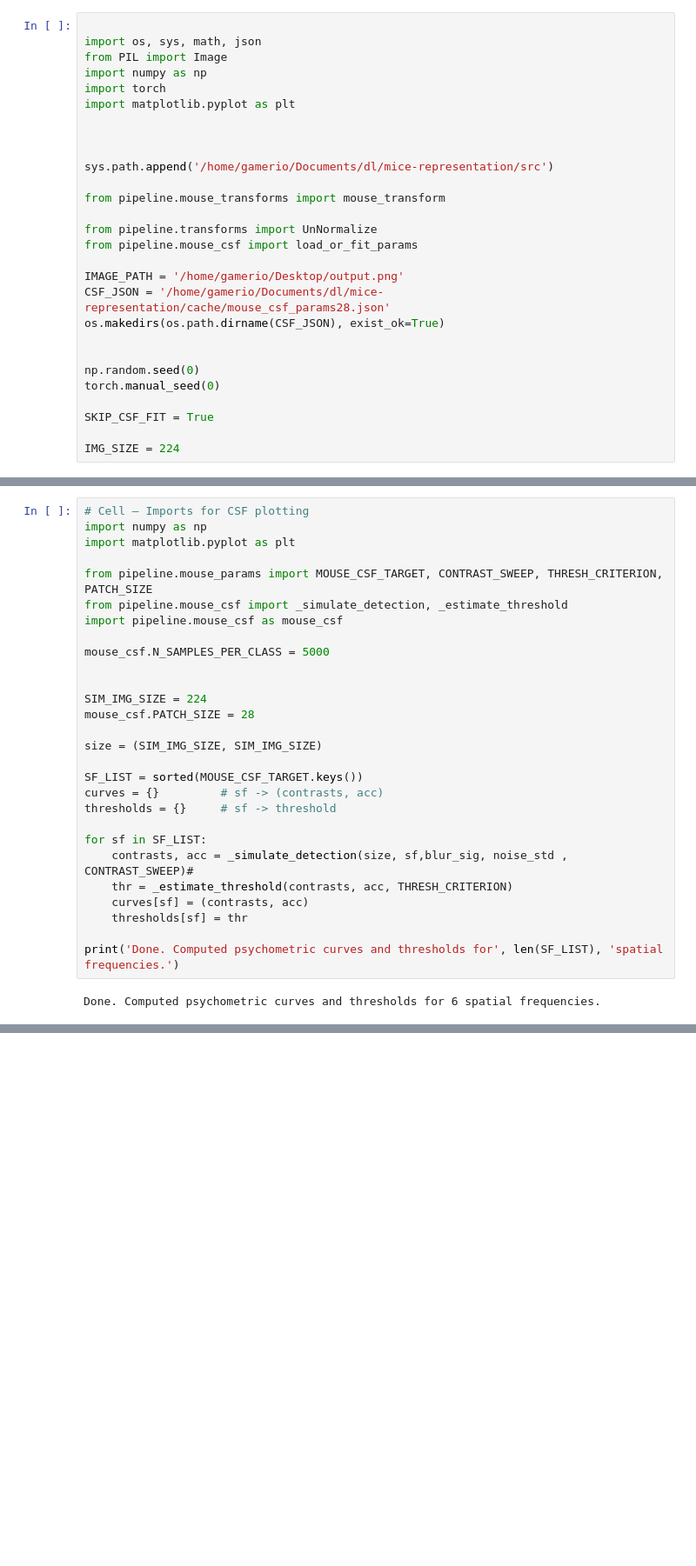
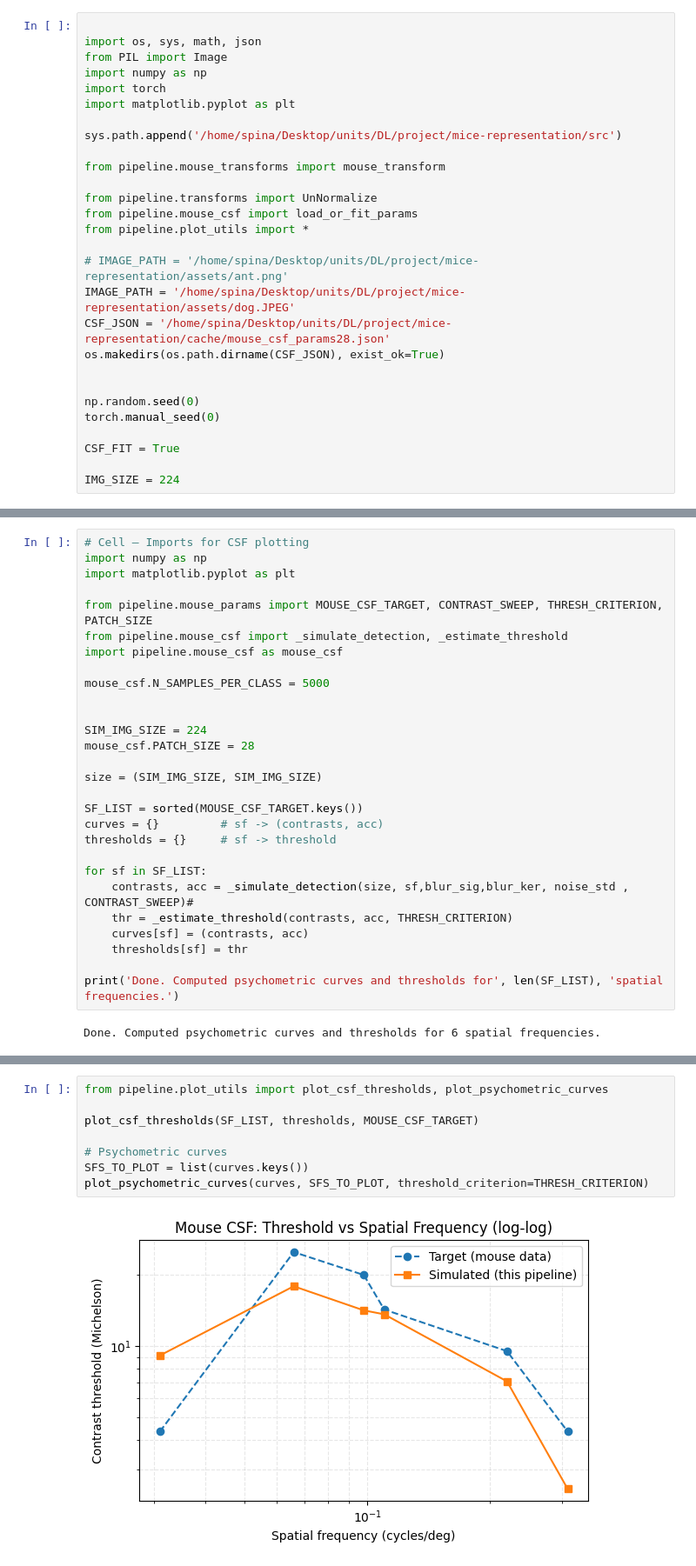
Before and after one commit to giovanni-lucarelli/mice-representation, a Jupyter notebook: src/pipeline/hopeItWorks.ipynb, the cells around one changed output, grey strips where cells are left out. Shown at 87% size. Cells and saved outputs as stored; diff of their text form; blank space fills up the shorter version.

```diff
--- a/src/pipeline/hopeItWorks.ipynb
+++ b/src/pipeline/hopeItWorks.ipynb
@@ -6,24 +6,24 @@ import numpy as np
 import torch
 import matplotlib.pyplot as plt
 
-
-
-sys.path.append('/home/gamerio/Documents/dl/mice-representation/src')
+sys.path.append('/home/spina/Desktop/units/DL/project/mice-representation/src')
 
 from pipeline.mouse_transforms import mouse_transform
 
 from pipeline.transforms import UnNormalize
 from pipeline.mouse_csf import load_or_fit_params
+from pipeline.plot_utils import *
 
-IMAGE_PATH = '/home/gamerio/Desktop/output.png'
-CSF_JSON = '/home/gamerio/Documents/dl/mice-representation/cache/mouse_csf_params28.json'
+# IMAGE_PATH = '/home/spina/Desktop/units/DL/project/mice-representation/assets/ant.png'
+IMAGE_PATH = '/home/spina/Desktop/units/DL/project/mice-representation/assets/dog.JPEG'
+CSF_JSON = '/home/spina/Desktop/units/DL/project/mice-representation/cache/mouse_csf_params28.json'
 os.makedirs(os.path.dirname(CSF_JSON), exist_ok=True)
 
 
 np.random.seed(0)
 torch.manual_seed(0)
 
-SKIP_CSF_FIT = True
+CSF_FIT = True
 
 IMG_SIZE = 224
 # %%
@@ -126,7 +109,7 @@ curves = {}         # sf -> (contrasts, acc)
 thresholds = {}     # sf -> threshold
 
 for sf in SF_LIST:
-    contrasts, acc = _simulate_detection(size, sf,blur_sig, noise_std , CONTRAST_SWEEP)#
+    contrasts, acc = _simulate_detection(size, sf,blur_sig,blur_ker, noise_std , CONTRAST_SWEEP)#
     thr = _estimate_threshold(contrasts, acc, THRESH_CRITERION)
     curves[sf] = (contrasts, acc)
     thresholds[sf] = thr
@@ -176,0 +120,10 @@ plt.show()
+# %%
+from pipeline.plot_utils import plot_csf_thresholds, plot_psychometric_curves
+
+plot_csf_thresholds(SF_LIST, thresholds, MOUSE_CSF_TARGET)
+
+# Psychometric curves
+SFS_TO_PLOT = list(curves.keys())
+plot_psychometric_curves(curves, SFS_TO_PLOT, threshold_criterion=THRESH_CRITERION)
+# %% [output]
+[figure, added]
```
Also changed, not shown: parts of 9 cells of this notebook, 24 other files.
